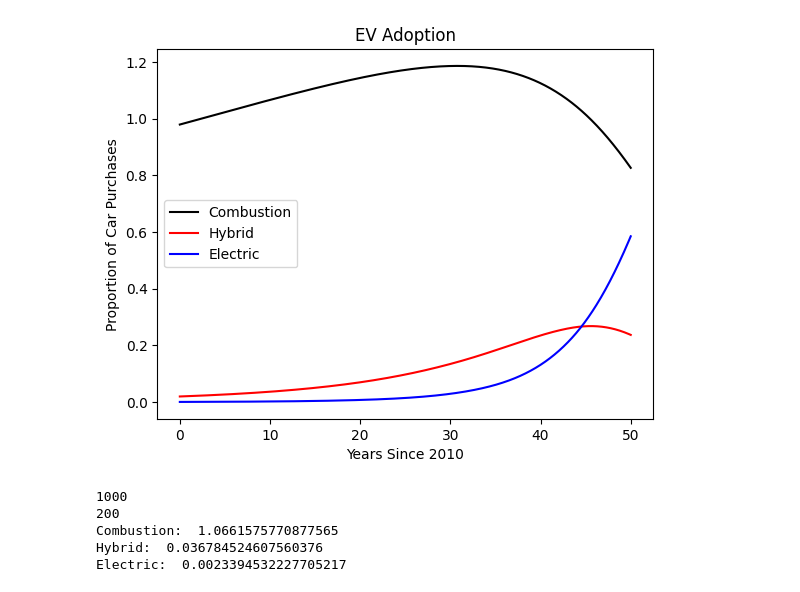
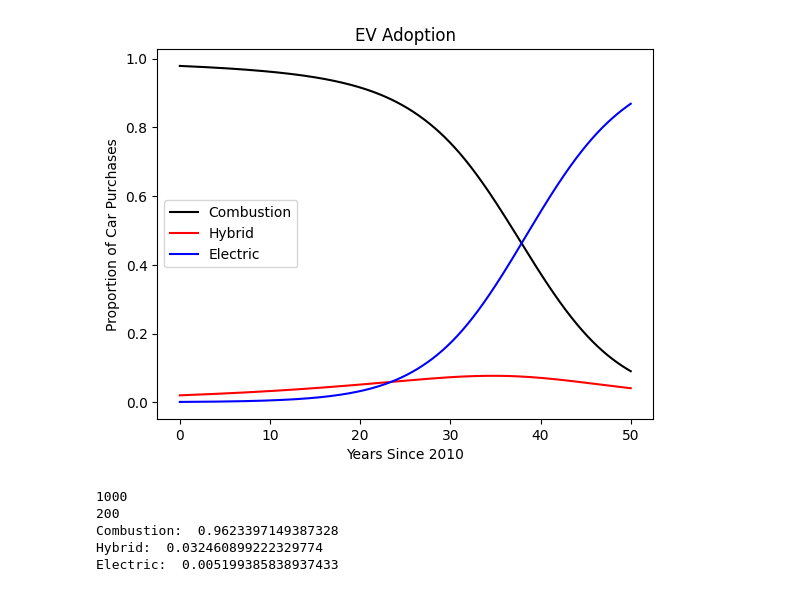
Before and after one commit to binDebug3/EVAdoption, a Jupyter notebook: dallin.ipynb, the cells around one changed output. Drawn from its saved outputs; the diff is of its cells as text; code cells hidden in the pictures.

```diff
--- a/dallin.ipynb
+++ b/dallin.ipynb
@@ -13,49 +13,49 @@ def model(t, cars, ch, he, ec, hc, eh, ce, c, h, e):
 
 # constants
 ch = 0.15 # rate from combustion to hybrid
-he = 0.2 # rate from hybrid to electric
+he = 0.1 # rate from hybrid to electric
 ec = 0.01 # rate from electric to combustion
 hc = 0.1 # rate from hybrid to combustion
 eh = 0.01 # rate from electric to hybrid
-ce = 0.1 # rate from combustion to electric
-c = 0.01 # rate of new combustion
-h = 0.01 # rate of new hybrid
-e = 0.01 # rate of new electric
+ce = 0.2 # rate from combustion to electric
+c = 0.00 # rate of new combustion
+h = 0.00 # rate of new hybrid
+e = 0.00 # rate of new electric
 
 # initial conditions
 C = 0.9792
 H = 0.02
 E = 0.0008
 
 # time points
 t0 = 0
 tf = 50
 
 # solve ODE
 sol = solve_ivp(model, [t0, tf], [C, H, E], args=(ch, he, ec, hc, eh, ce, c, h, e), t_eval=np.linspace(t0, tf, 1000))
 
 # plot
 plt.plot(sol.t, sol.y[0], label="Combustion", c="k")
 plt.plot(sol.t, sol.y[1], label="Hybrid", c="r")
 plt.plot(sol.t, sol.y[2], label="Electric", c="b")
 plt.title("EV Adoption")
 plt.xlabel("Years Since 2010")
 plt.ylabel("Proportion of Car Purchases")
 plt.legend()
 plt.show()
 
 # print values at t=10
 print(len(sol.y[0]))
 year = 2020
 time = int((year - 2010) * 1000 / tf)
 print(time)
 print("Combustion: ", sol.y[0][time])
 print("Hybrid: ", sol.y[1][time])
 print("Electric: ", sol.y[2][time])
 # %% [output]
-[figure, old version]
+[figure, new version]
 1000
 200
-Combustion:  1.0661575770877565
-Hybrid:  0.036784524607560376
-Electric:  0.0023394532227705217
+Combustion:  0.9623397149387328
+Hybrid:  0.032460899222329774
+Electric:  0.005199385838937433
```
Also changed, not shown: 13 other files.
